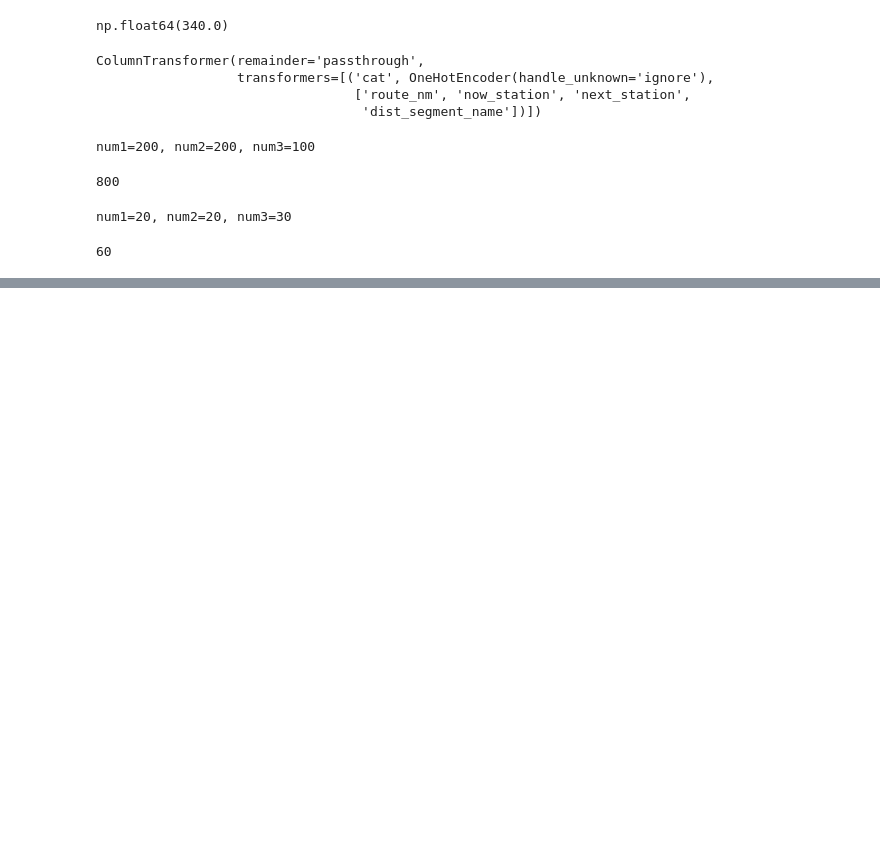
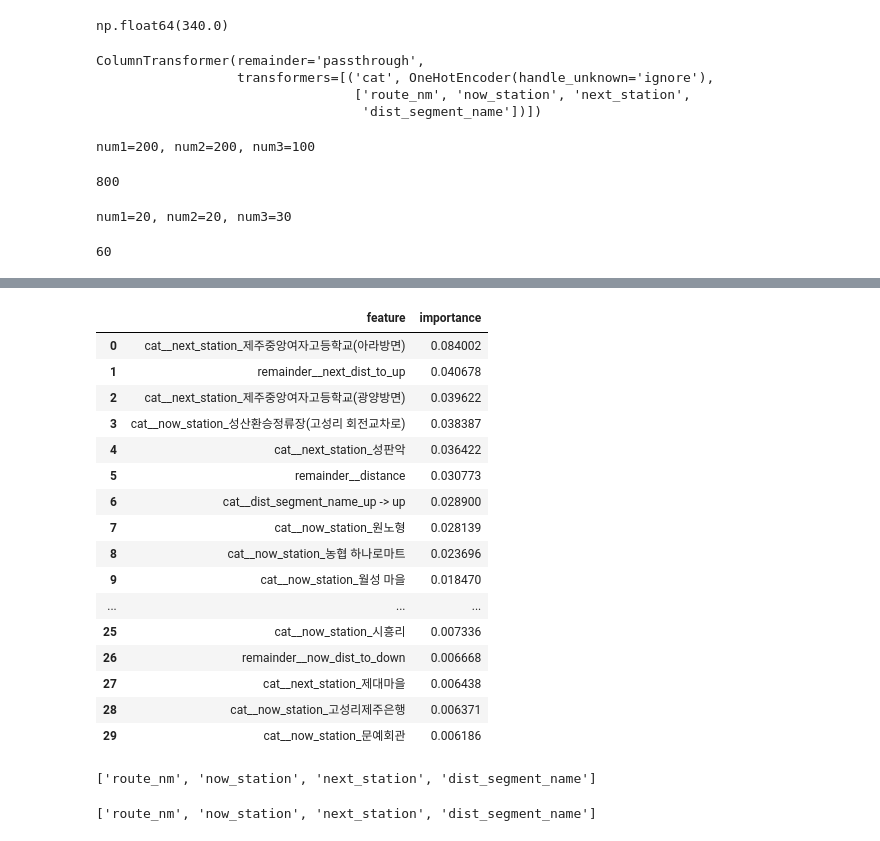
Before and after one commit to zzioozzioo/h26_DL, a Jupyter notebook: jeju_bus_arrival_prediction/1_11_hyper_parameter_tuning.ipynb, the cells around one changed output, grey strips where cells are left out. Saved outputs shown, nothing was run; the diff lists cells and outputs as text; code cells hidden in the pictures; blank space fills up the shorter version.

```diff
--- a/jeju_bus_arrival_prediction/1_11_hyper_parameter_tuning.ipynb
+++ b/jeju_bus_arrival_prediction/1_11_hyper_parameter_tuning.ipynb
@@ -457,0 +591,3 @@ np.float64(-18.88917465209961)
+# %%
+best_preprocessor = best_model.named_steps['preprocessor']
+best_preprocessor
@@ -457,0 +599,3 @@ np.float64(-18.88917465209961)
+# %%
+best_xgb_model = best_model.named_steps['model']
+best_xgb_model
@@ -457,0 +614,2 @@ np.float64(-18.88917465209961)
+# %%
+transformed_feature_names = best_preprocessor.get_feature_names_out()
@@ -457,0 +636,36 @@ np.float64(-18.88917465209961)
+# %%
+feature_importance_df = pd.DataFrame({
+    'feature': transformed_feature_names,
+    'importance': best_xgb_model.feature_importances_
+})
+# %%
+feature_importance_df.sort_values(
+        by='importance', ascending=False
+    ).reset_index(drop=True).head(30)
+# %% [output]
+|  | feature | importance |
+| 0 | cat__next_station_제주중앙여자고등학교(아라방면) | 0.084002 |
+| 1 | remainder__next_dist_to_up | 0.040678 |
+| 2 | cat__next_station_제주중앙여자고등학교(광양방면) | 0.039622 |
+| 3 | cat__now_station_성산환승정류장(고성리 회전교차로) | 0.038387 |
+| 4 | cat__next_station_성판악 | 0.036422 |
+| 5 | remainder__distance | 0.030773 |
+| 6 | cat__dist_segment_name_up -> up | 0.028900 |
+| 7 | cat__now_station_원노형 | 0.028139 |
+| 8 | cat__now_station_농협 하나로마트 | 0.023696 |
+| 9 | cat__now_station_월성 마을 | 0.018470 |
+| ... | ... | ... |
+| 25 | cat__now_station_시흥리 | 0.007336 |
+| 26 | remainder__now_dist_to_down | 0.006668 |
+| 27 | cat__next_station_제대마을 | 0.006438 |
+| 28 | cat__now_station_고성리제주은행 | 0.006371 |
+| 29 | cat__now_station_문예회관 | 0.006186 |
+# %%
+selected_categorical_features
+# %% [output]
+['route_nm', 'now_station', 'next_station', 'dist_segment_name']
+# %%
+categorical_features = selected_categorical_features
+categorical_features
+# %% [output]
+['route_nm', 'now_station', 'next_station', 'dist_segment_name']
```
Also changed, not shown: parts of 36 cells of this notebook.
